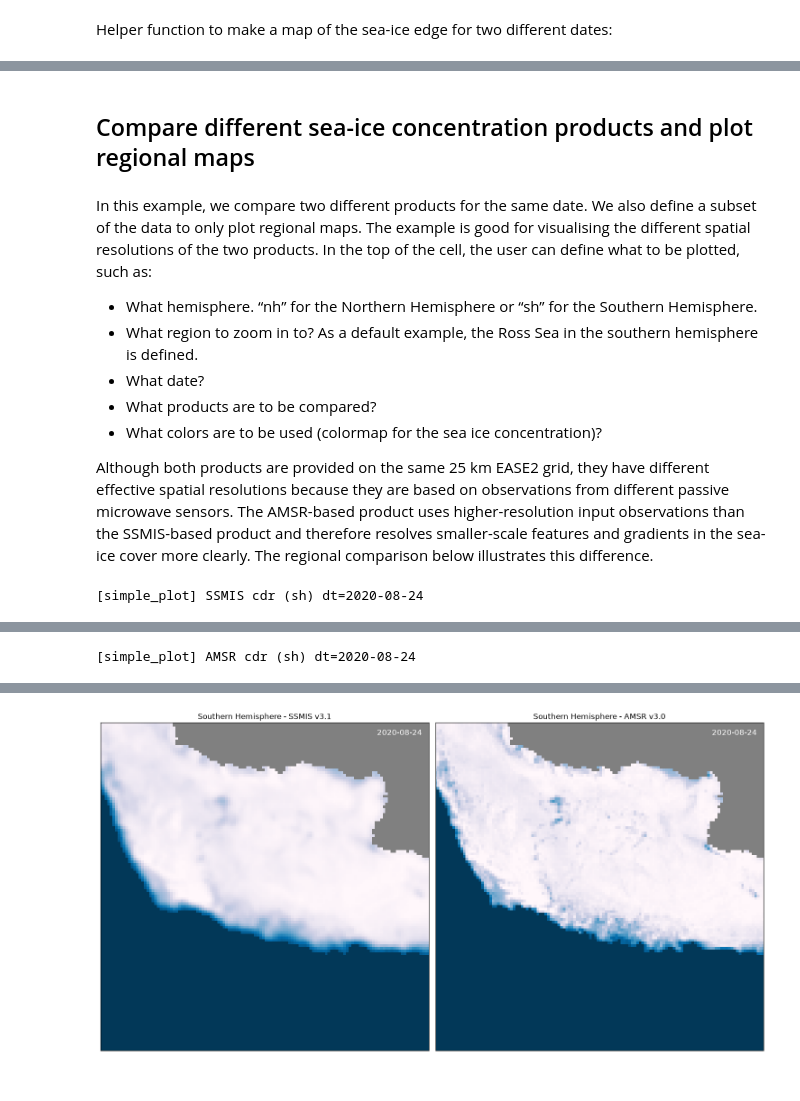
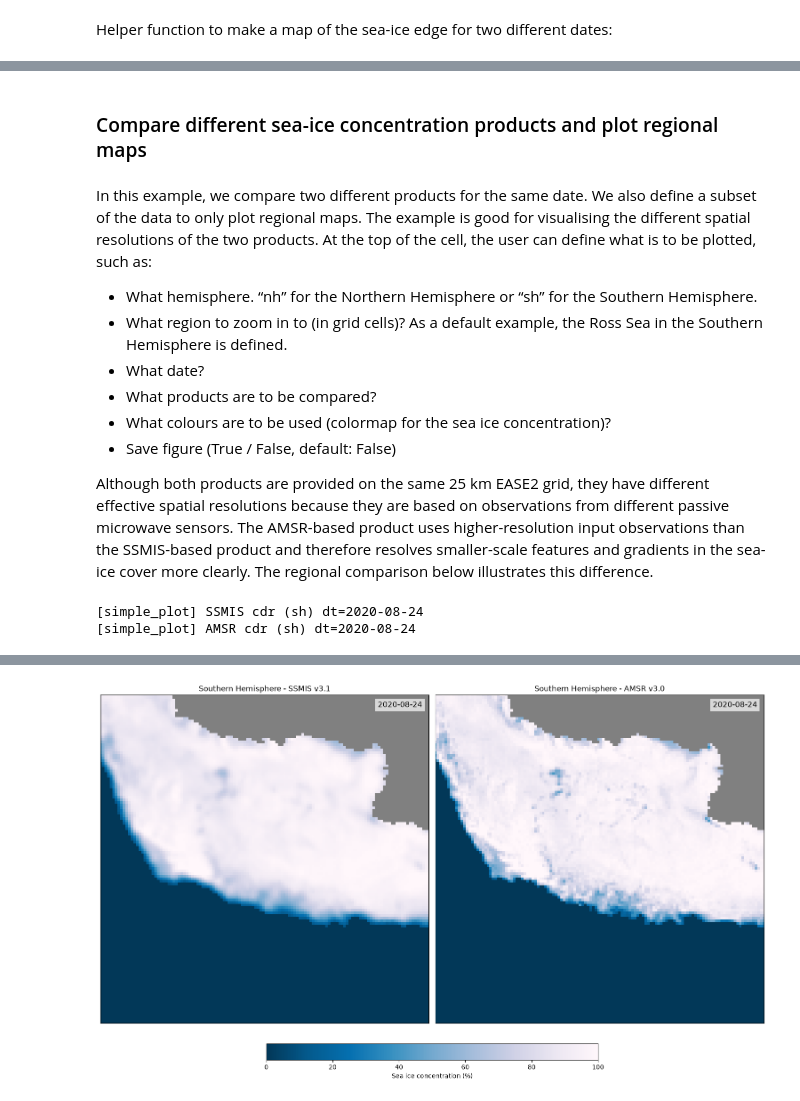
Before and after one commit to ecmwf-training/c3s-training-submodule-sat-obs-ocean, a Jupyter notebook: viewer-for-sea-ice-concentration.ipynb, the cells around one changed output, grey strips where cells are left out. Drawn from its saved outputs; the diff is of its cells as text; code cells hidden in the pictures.

```diff
--- a/viewer-for-sea-ice-concentration.ipynb
+++ b/viewer-for-sea-ice-concentration.ipynb
@@ -130,34 +174,29 @@ def resolve_end(value):
 
 def get_cdr_rule(dt, instrument):
     if instrument not in CDR_RULES:
-        raise ValueError("Unknown instrument {}".format(instrument))
+        raise ValueError(f"Unknown instrument {instrument}")
 
     for rule in CDR_RULES[instrument]:
         if rule["start"] <= dt <= resolve_end(rule["end"]):
             return rule
 
-    raise ValueError(
-        "No valid CDR rule for date {} and instrument {}".format(dt, instrument)
-    )
+    raise ValueError(f"No valid CDR rule for date {dt} and instrument {instrument}")
 
 
 def find_apirequest(dt, area, instrument):
     # Define the API request dependent of the date, area, and instrument
     rule = get_cdr_rule(dt, instrument)
-    origin  = "eumetsat_osi_saf"
-    agg     = "daily"
 
     if area not in CDS_REGION:
-        raise ValueError("Unknown area {}".format(area))
+        raise ValueError(f"Unknown area {area}")
 
     request = {
         "variable": "all",
         "version": rule["version"],
         "sensor": rule["sensor"],
-        "origin": origin,
         "region": [CDS_REGION[area]],
         "cdr_type": [rule["cdr_type"]],
-        "temporal_aggregation": agg,
+        "temporal_aggregation": "daily",
         "year": [f"{dt:%Y}"],
         "month": [f"{dt:%m}"],
         "day": [f"{dt:%d}"],
@@ -379,0 +392,7 @@ def plot_two_contours(date1,date2,area,instrument,linecols=['C0','C1'],conclev=0
+# %%
+def save_figure(fig, filename):
+    # Save the figure to OUTDIR, creating the directory if needed
+    os.makedirs(OUTDIR, exist_ok=True)
+    path = os.path.join(OUTDIR, filename)
+    fig.savefig(path, bbox_inches="tight", dpi=150)
+    print("Figure is saved to", path)
@@ -561,50 +563,55 @@ plt.show()
 # %% [markdown]
-## Compare different sea-ice concentration products and plot regional maps
+### Compare different sea-ice concentration products and plot regional maps
 # %% [markdown]
-In this example, we compare two different products for the same date. We also define a subset of the data to only plot regional maps. The example is good for visualising the different spatial resolutions of the two products. In the top of the cell, the user can define what to be plotted, such as:
+In this example, we compare two different products for the same date. We also define a subset of the data to only plot regional maps. The example is good for visualising the different spatial resolutions of the two products. At the top of the cell, the user can define what is to be plotted, such as:
 * What hemisphere. “nh” for the Northern Hemisphere or “sh” for the Southern Hemisphere.
-* What region to zoom in to? As a default example, the Ross Sea in the southern hemisphere is defined.
+* What region to zoom in to (in grid cells)? As a default example, the Ross Sea in the Southern Hemisphere is defined.
 * What date?
 * What products are to be compared?
-* What colors are to be used (colormap for the sea ice concentration)?
+* What colours are to be used (colormap for the sea ice concentration)?
+* Save figure (True / False, default: False)
 
 Although both products are provided on the same 25 km EASE2 grid, they have different effective spatial resolutions because they are based on observations from different passive microwave sensors. The AMSR-based product uses higher-resolution input observations than the SSMIS-based product and therefore resolves smaller-scale features and gradients in the sea-ice cover more clearly. The regional comparison below illustrates this difference.
 # %%
 # Settings defined by user
-dt = date(2020,8,24)
-area = 'sh'
-if area == 'nh':
+dt = date(2020, 8, 24)
+area = "sh"
+if area == "nh":
     # Default region is centered on Svalbard
-    xlim = (175,275)
-    ylim = (300,200)
-elif area == 'sh':
+    xlim = (175, 275)
+    ylim = (300, 200)
+elif area == "sh":
     # Default region is centered on Ross Sea
-    xlim = (125,250)
-    ylim = (375,250)
-instr_ssmis = 'ssmis'
-instr_amsr = 'amsr'
-#cmap = cm.PuBu_r
+    xlim = (125, 250)
+    ylim = (375, 250)
+instr_ssmis = "ssmis"
+instr_amsr = "amsr"
+cmap = cm.PuBu_r
 savefig = False
 
 # Plotting
-fig = plt.figure(figsize=(15,8))
+fig, axes = plt.subplots(
+    1, 2, figsize=(15, 9), sharex=True, sharey=True, layout="constrained"
+)
 
 # left figure
-ax = fig.add_subplot(1,2,1)
-simple_plot(dt,area,instr_ssmis, ax=ax)
+simple_plot(dt, area, instr_ssmis, ax=axes[0], cmap=cmap)
 
 # right figure
-ax = fig.add_subplot(1,2,2, sharex=ax, sharey=ax)
-simple_plot(dt,area,instr_amsr, ax=ax)
+im = simple_plot(dt, area, instr_amsr, ax=axes[1], cmap=cmap)
 
-# Only map subset of data (Zoom)
-for ax in fig.axes:
-    ax.set_xlim(*xlim)
-    ax.set_ylim(*ylim)
+# Only map subset of data (Zoom); the axes are shared
+axes[0].set_xlim(*xlim)
+axes[0].set_ylim(*ylim)
 
-plt.show()
+# Add a colorbar shared by both maps
+fig.colorbar(
+    im, ax=axes, orientation="horizontal", shrink=0.5, label="Sea ice concentration (%)"
+)
 
 if savefig:
-    plt.savefig('Comparison_SIC.png', bbox_inches='tight', dpi=150)
+    save_figure(fig, "Comparison_SIC.png")
+plt.show()
 # %% [output]
 [simple_plot] SSMIS cdr (sh) dt=2020-08-24
+[simple_plot] AMSR cdr (sh) dt=2020-08-24
@@ -614 +617,0 @@ if savefig:
-[simple_plot] AMSR cdr (sh) dt=2020-08-24
@@ -618,2 +618,2 @@ if savefig:
-[figure, old version]
+[figure, new version]
 # %% [markdown]
```
Also changed, not shown: parts of 49 cells of this notebook, 3 other files.
